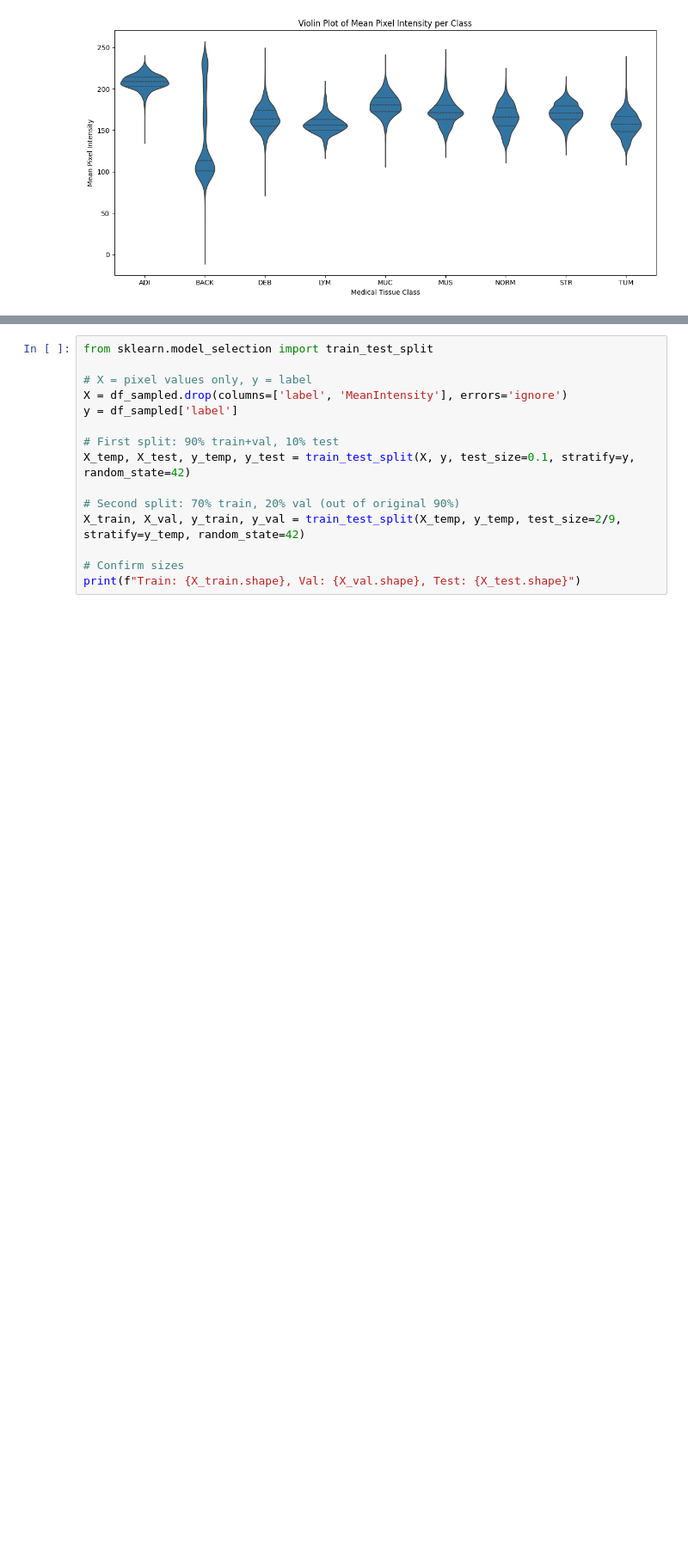
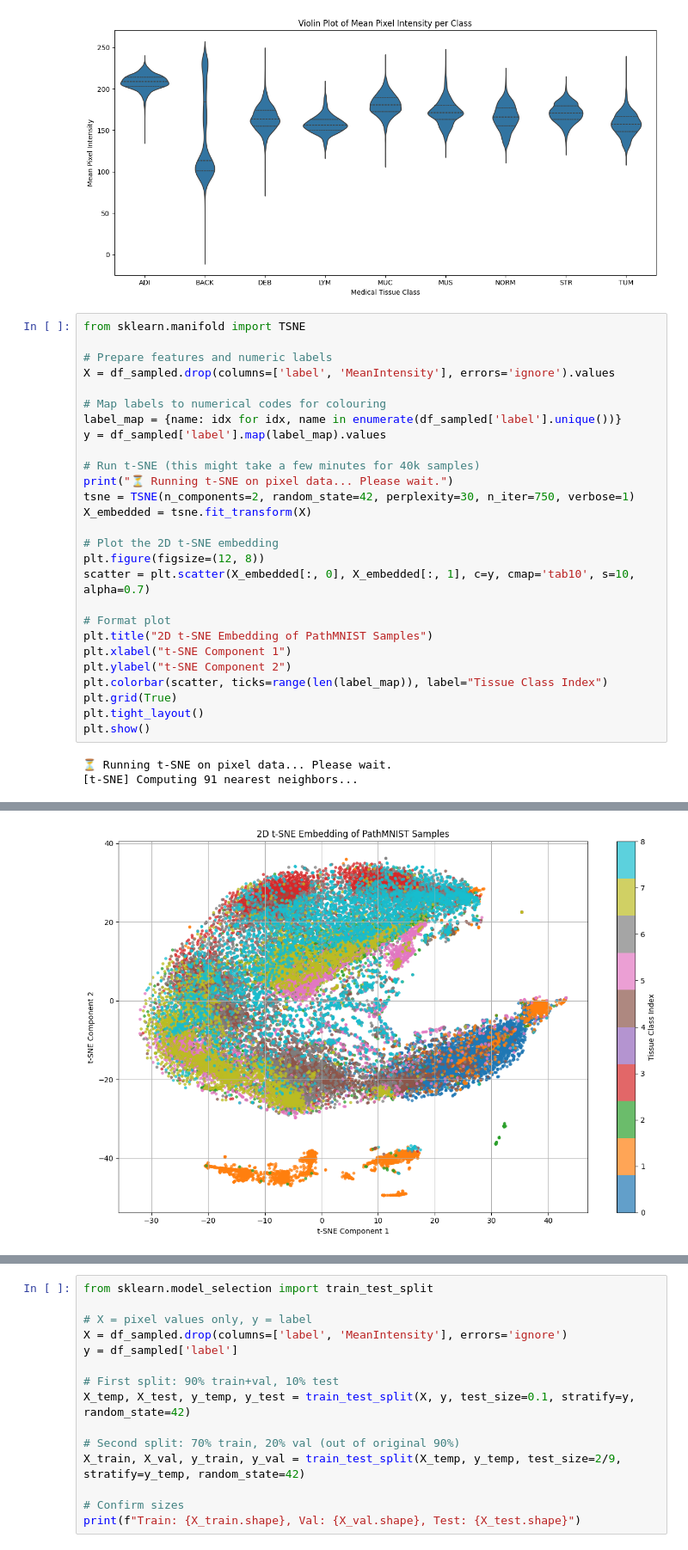
Before and after one commit to anasraza57/CW2, a Jupyter notebook: main.ipynb, the cells around one changed output, grey strips where cells are left out. Shown at 86% size. Saved outputs shown, nothing was run; the diff lists cells and outputs as text; blank space fills up the shorter version.

Commit message:
Add remaining visualisation code

```diff
--- a/main.ipynb
+++ b/main.ipynb
@@ -290,3 +290,33 @@ plt.tight_layout()
 plt.show()
 # %% [output]
 [figure]
+# %%
+from sklearn.manifold import TSNE
+
+# Prepare features and numeric labels
+X = df_sampled.drop(columns=['label', 'MeanIntensity'], errors='ignore').values
+
+# Map labels to numerical codes for colouring
+label_map = {name: idx for idx, name in enumerate(df_sampled['label'].unique())}
+y = df_sampled['label'].map(label_map).values
+
+# Run t-SNE (this might take a few minutes for 40k samples)
+print("⏳ Running t-SNE on pixel data... Please wait.")
+tsne = TSNE(n_components=2, random_state=42, perplexity=30, n_iter=750, verbose=1)
+X_embedded = tsne.fit_transform(X)
+
+# Plot the 2D t-SNE embedding
+plt.figure(figsize=(12, 8))
+scatter = plt.scatter(X_embedded[:, 0], X_embedded[:, 1], c=y, cmap='tab10', s=10, alpha=0.7)
+
+# Format plot
+plt.title("2D t-SNE Embedding of PathMNIST Samples")
+plt.xlabel("t-SNE Component 1")
+plt.ylabel("t-SNE Component 2")
+plt.colorbar(scatter, ticks=range(len(label_map)), label="Tissue Class Index")
+plt.grid(True)
+plt.tight_layout()
+plt.show()
+# %% [output]
+⏳ Running t-SNE on pixel data... Please wait.
+[t-SNE] Computing 91 nearest neighbors...
@@ -292,0 +340 @@ plt.show()
+[figure, added]
```
Also changed, not shown: parts of 6 cells of this notebook.
